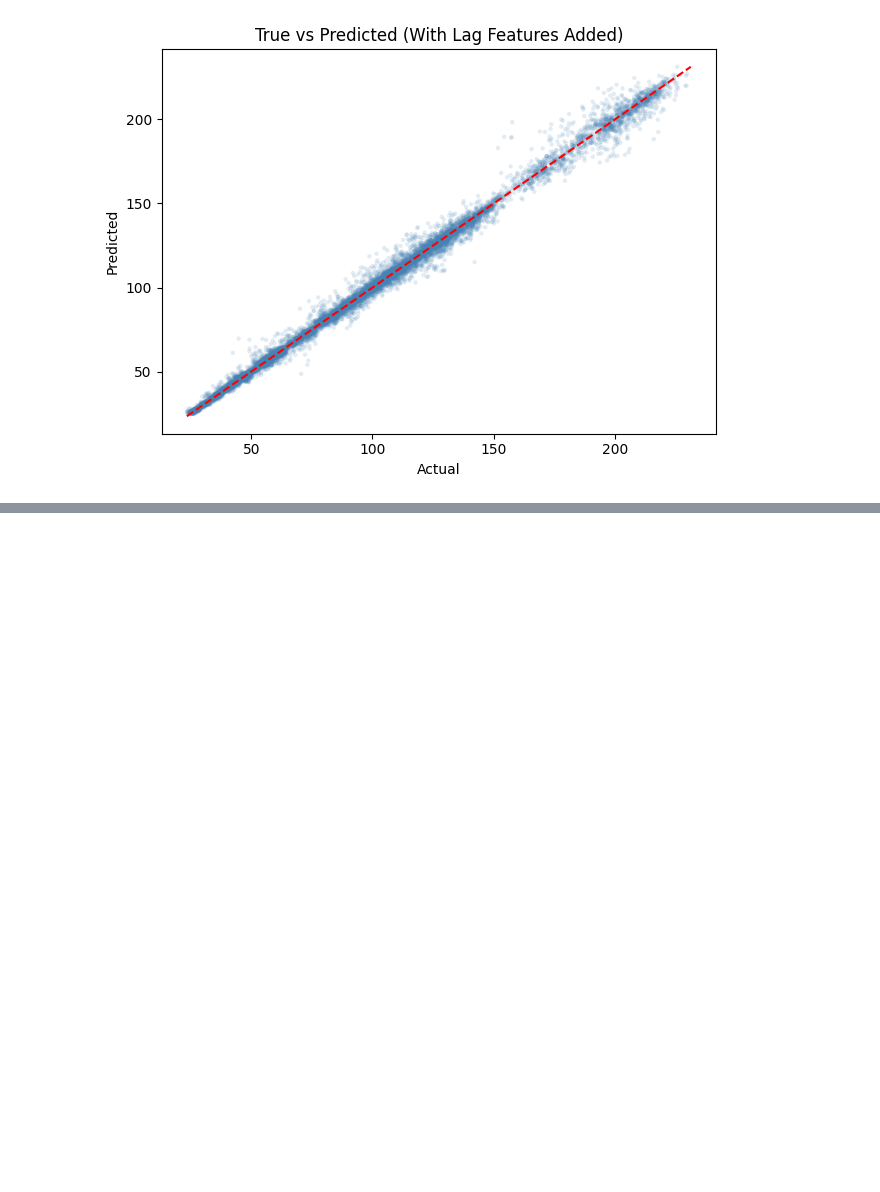
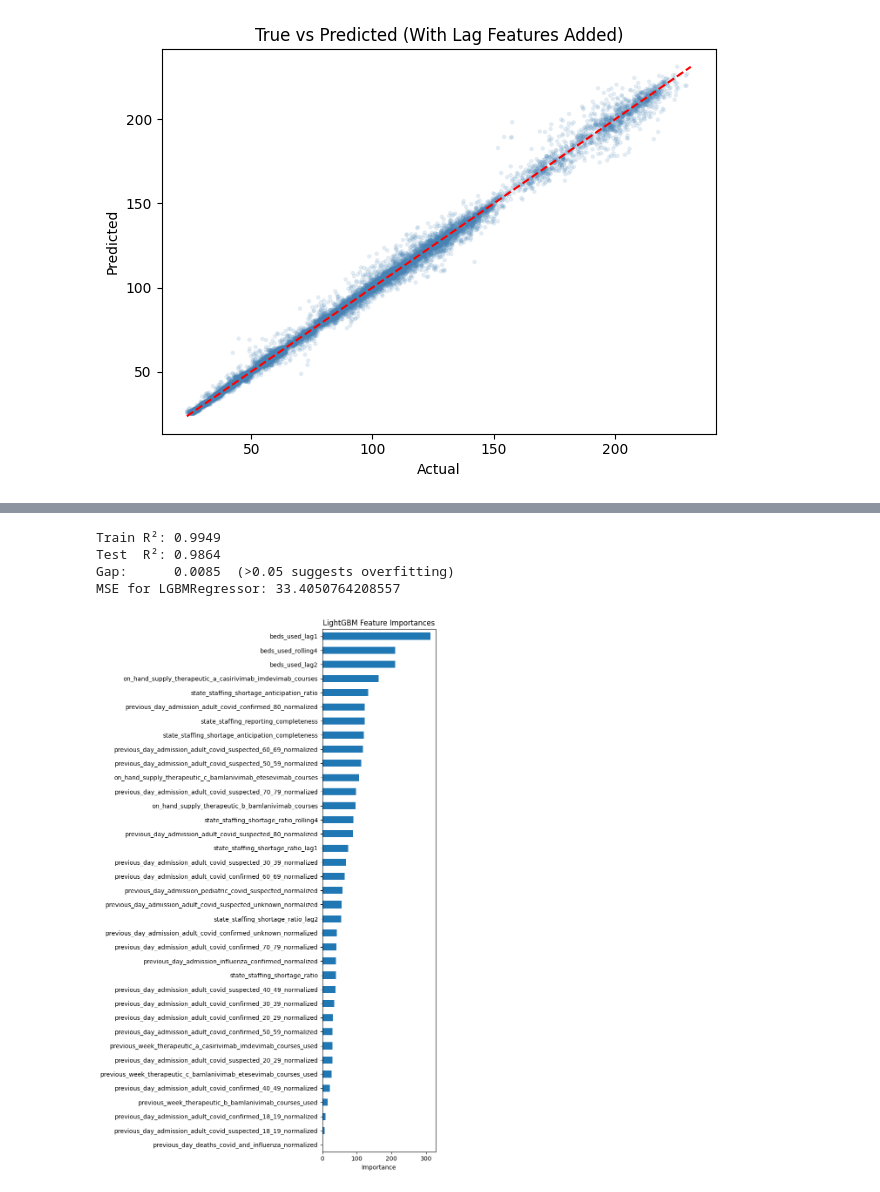
Before and after one commit to dsagher/CSE_881_Final_Project, a Jupyter notebook: combined_notebook.ipynb, the cells around one changed output, grey strips where cells are left out. Cells and saved outputs as stored; diff of their text form; code cells hidden in the pictures; blank space fills up the shorter version.

Commit message:
light gbm model

```diff
--- a/combined_notebook.ipynb
+++ b/combined_notebook.ipynb
@@ -703,0 +708,4 @@ plt.show()
+# %%
+lgb_mod = lgb.LGBMRegressor(n_estimators=100, max_depth=5, learning_rate=0.1, subsample = 0.5, colsample_bytree = 0.3)
+
+lgb_mod.fit(X_train, y_train)
@@ -703,0 +731,28 @@ plt.show()
+# %%
+r2_train = r2_score(y_train, lgb_mod.predict(X_train))
+r2_test  = r2_score(y_test,  lgb_mod.predict(X_test))
+lgb_pred  = lgb_mod.predict(X_test)
+
+print(f"Train R²: {r2_train:.4f}")
+print(f"Test  R²: {r2_test:.4f}")
+print(f"Gap:      {r2_train - r2_test:.4f}  (>0.05 suggests overfitting)")
+print(f"MSE for LGBMRegressor: {mse(y_test, lgb_pred)}")
+
+mse_tracker["LGBMr"] = mse(y_test, lgb_pred)
+# %% [output]
+Train R²: 0.9949
+Test  R²: 0.9864
+Gap:      0.0085  (>0.05 suggests overfitting)
+MSE for LGBMRegressor: 33.4050764208557
+# %%
+importances = pd.Series(lgb_mod.feature_importances_, index=X_train.columns)
+importances = importances.sort_values(ascending=True)
+
+fig, ax = plt.subplots(figsize=(8, len(importances) * 0.35))
+importances.plot(kind='barh', ax=ax)
+ax.set_title('LightGBM Feature Importances')
+ax.set_xlabel('Importance')
+plt.tight_layout()
+plt.show()
+# %% [output]
+[figure, added]
```
Also changed, not shown: parts of 4 cells of this notebook.
